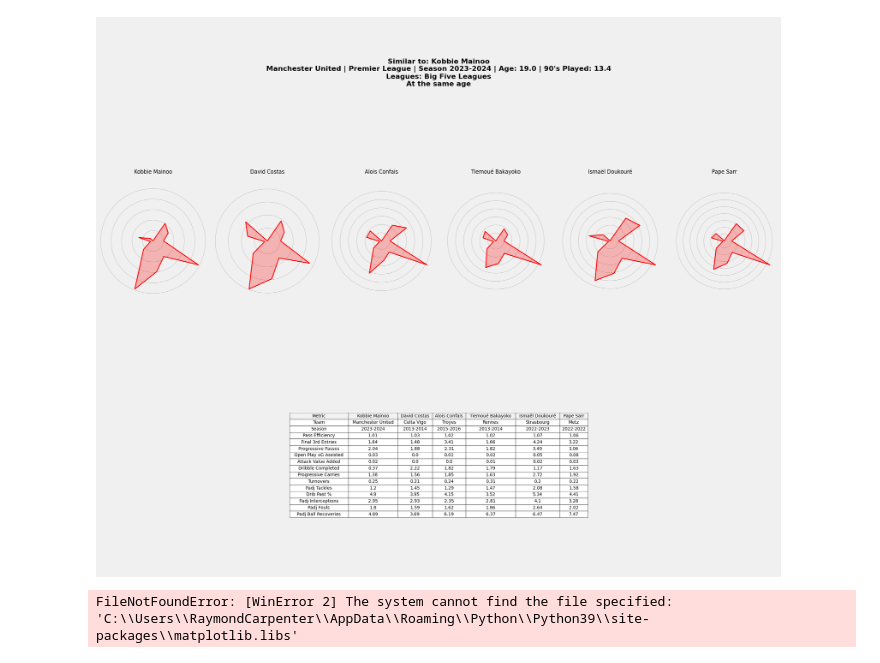
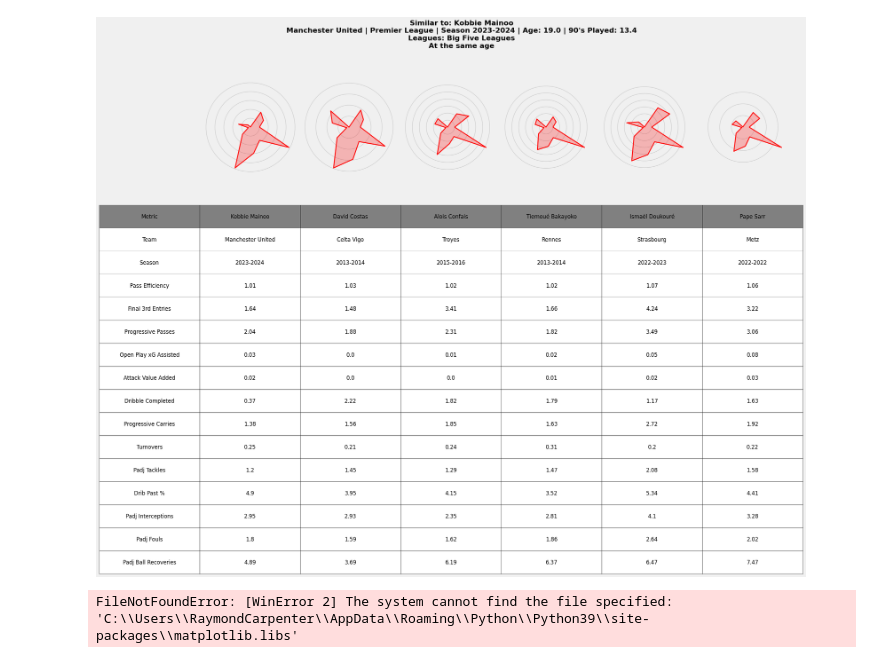
Before and after one commit to array-carpenter/14thstreetanalytics, a Jupyter notebook: radar_with_table_scratch.ipynb, the cells around one changed output. Saved outputs shown, nothing was run; the diff lists cells and outputs as text; code cells hidden in the pictures.

Commit message:
Radar looking better

```diff
--- a/radar_with_table_scratch.ipynb
+++ b/radar_with_table_scratch.ipynb
@@ -2,72 +2,82 @@
 import pandas as pd
 import numpy as np
 import matplotlib.pyplot as plt
-from mplsoccer import radar_chart, Radar, FontManager, grid
-from highlight_text import fig_text
+from matplotlib.table import Table
 
 # Define the data with the updated structure
 data = {
     'Metric': ['Team', 'Season', 'Pass Efficiency', 'Final 3rd Entries', 'Progressive Passes', 'Open Play xG Assisted',
                'Attack Value Added', 'Dribble Completed', 'Progressive Carries', 'Turnovers', 'Padj Tackles', 'Drib Past %',
                'Padj Interceptions', 'Padj Fouls', 'Padj Ball Recoveries'],
     'Kobbie Mainoo': ['Manchester United', '2023-2024', 1.01, 1.64, 2.04, 0.03, 0.02, 0.37, 1.38, 0.25, 1.2, 4.9, 2.95, 1.8, 4.89],
     'David Costas': ['Celta Vigo', '2013-2014', 1.03, 1.48, 1.88, 0.0, 0.0, 2.22, 1.56, 0.21, 1.45, 3.95, 2.93, 1.59, 3.69],
     'Alois Confais': ['Troyes', '2015-2016', 1.02, 3.41, 2.31, 0.01, 0.0, 1.82, 1.85, 0.24, 1.29, 4.15, 2.35, 1.62, 6.19],
     'Tiemoué Bakayoko': ['Rennes', '2013-2014', 1.02, 1.66, 1.82, 0.02, 0.01, 1.79, 1.63, 0.31, 1.47, 3.52, 2.81, 1.86, 6.37],
     'Ismaël Doukouré': ['Strasbourg', '2022-2023', 1.07, 4.24, 3.49, 0.05, 0.02, 1.17, 2.72, 0.2, 2.08, 5.34, 4.1, 2.64, 6.47],
     'Pape Sarr': ['Metz', '2022-2022', 1.06, 3.22, 3.06, 0.08, 0.03, 1.63, 1.92, 0.22, 1.58, 4.41, 3.28, 2.02, 7.47]
 }
 
 # Create a DataFrame
 df = pd.DataFrame(data)
 
 # Function to plot radar charts
-def plot_radar(ax, data):
-    num_vars = len(data)
+def plot_radar_chart(fig, ax_position, player_data):
+    num_vars = len(player_data)
     angles = np.linspace(0, 2 * np.pi, num_vars, endpoint=False).tolist()
-    data += data[:1]
+    player_data += player_data[:1]
     angles += angles[:1]
 
-    ax.fill(angles, data, color='red', alpha=0.25)
-    ax.plot(angles, data, color='red', linewidth=2)
-    ax.set_yticklabels([])
-    ax.set_xticks([])
+    radar_ax = fig.add_axes(ax_position, polar=True)
+    radar_ax.fill(angles, player_data, color='red', alpha=0.25)
+    radar_ax.plot(angles, player_data, color='red', linewidth=2)
+    radar_ax.set_yticklabels([])
+    radar_ax.set_xticks([])
+    return radar_ax
 
-# Apply the 'fivethirtyeight' style
-plt.style.use('fivethirtyeight')
+# Set up figure and axes
+fig, ax = plt.subplots(figsize=(22, 18))
+ax.set_axis_off()
 
-# Define the number of charts
-num_charts = len(df.columns) - 1  # subtracting the 'Metric' column
+# Title
+plt.text(0.5, 1.1, 'Similar to: Kobbie Mainoo\nManchester United | Premier League | Season 2023-2024 | Age: 19.0 | 90\'s Played: 13.4\nLeagues: Big Five Leagues\nAt the same age',
+         horizontalalignment='center', verticalalignment='top', fontsize=16, fontweight='bold')
 
-# Create subplots
-fig = plt.figure(figsize=(22, 18), tight_layout=True)
-gs = fig.add_gridspec(5, num_charts)
+# Position for radar charts
+radar_height = 0.25
+radar_width = 0.13
+radar_y = 0.65  # Adjust this value to move the radars higher or lower
+radar_x_start = 0.15
+radar_x_spacing = (1 - 2 * radar_x_start) / (len(df.columns) - 2)
 
-# Add title
-ax_title = fig.add_subplot(gs[0, :])
-ax_title.text(0.5, 0.5, 'Similar to: Kobbie Mainoo\nManchester United | Premier League | Season 2023-2024 | Age: 19.0 | 90\'s Played: 13.4\nLeagues: Big Five Leagues\nAt the same age',
-              horizontalalignment='center', verticalalignment='center', fontsize=16, fontweight='bold')
-ax_title.axis('off')
+# Add radar charts to the appropriate positions
+for i in range(1, len(df.columns)):
+    player_data = df.iloc[2:, i].values.tolist()  # Only numeric data for radar
+    ax_position = [radar_x_start + (i-1) * radar_x_spacing, radar_y, radar_width, radar_height]
+    plot_radar_chart(fig, ax_position, player_data)
 
-# Plot radar charts for each player
-for i in range(1, len(df.columns)):
-    radar_ax = fig.add_subplot(gs[1:3, i-1], polar=True)
-    player_data = df.iloc[2:, i].values.tolist()  # Only numeric data for radar
-    plot_radar(radar_ax, player_data)
-    radar_ax.set_title(df.columns[i], size=12, y=1.1)
+# Add table beneath the radar charts
+table_ax = fig.add_axes([0, 0, 1, 0.6])  # Adjust height to fit table below radar charts
+table_ax.set_axis_off()
+table = Table(table_ax, bbox=[0, 0, 1, 1])
+ncols = len(df.columns)
+nrows = len(df)
 
-# Add the table beneath the radar charts
-ax_table = fig.add_subplot(gs[3:, :])
-ax_table.axis('off')
-table = ax_table.table(cellText=df.values, colLabels=df.columns, cellLoc='center', loc='center', colColours=['#f2f2f2']*len(df.columns))
-table.auto_set_font_size(False)
-table.set_fontsize(10)
-table.auto_set_column_width(col=list(range(len(df.columns))))
+# Adding cells
+for i in range(nrows):
+    for j in range(ncols):
+        cell_text = df.iloc[i, j]
+        table.add_cell(i, j, 1/ncols, 1/nrows, text=cell_text, loc='center', facecolor='white')
 
-plt.subplots_adjust(top=0.85, bottom=0.15, hspace=0.2)
+# Add row and column labels
+for i in range(len(df.columns)):
+    table.add_cell(-1, i, 1/ncols, 1/nrows, text=df.columns[i], loc='center', facecolor='gray', edgecolor='black')
+
+table.set_fontsize(12)
+table_ax.add_table(table)
+
 plt.show()
 # %% [output]
-[figure, old version]
+[figure, new version]
 # %%
 import matplotlib as mpl
 mpl.get_configdir()
```
